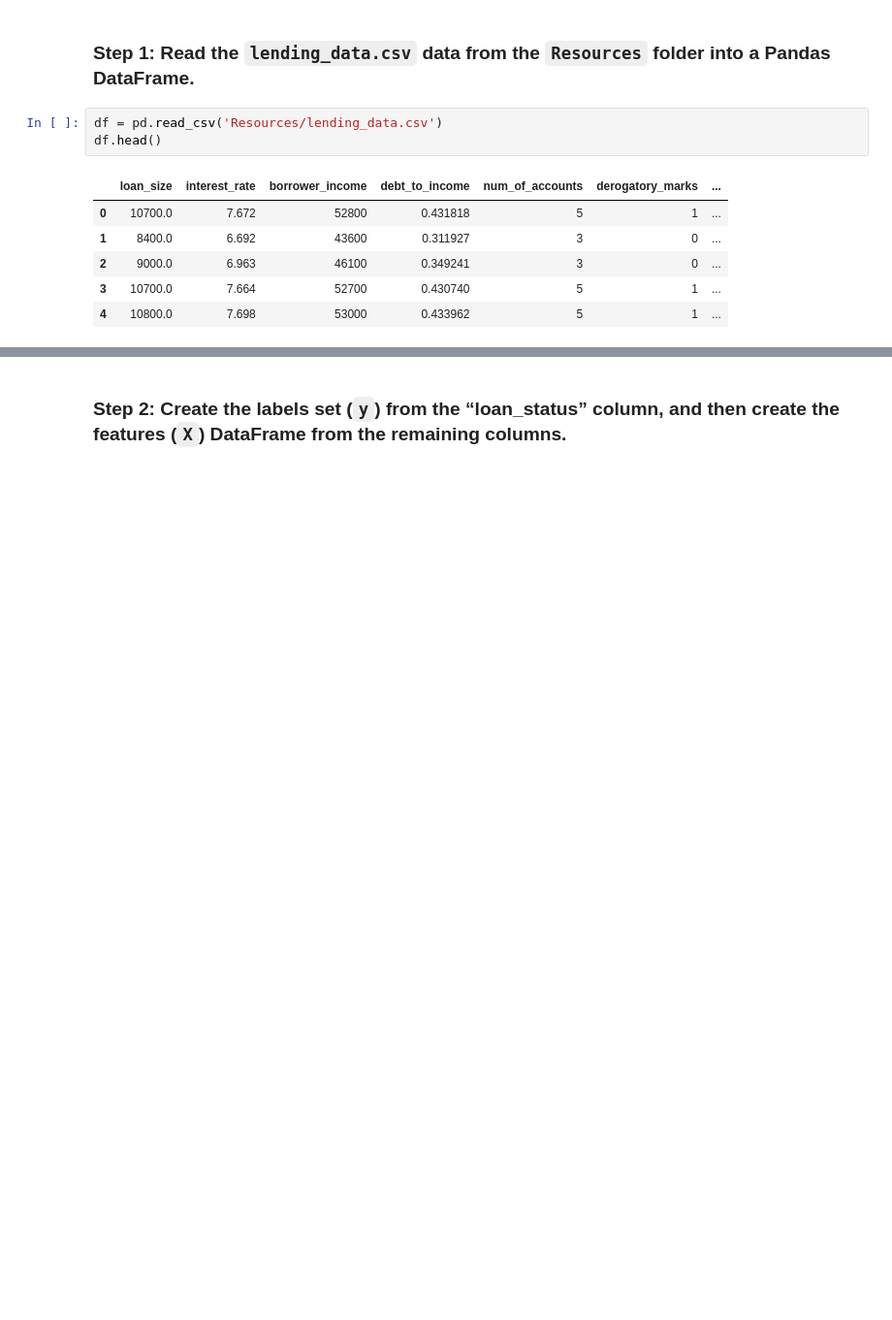
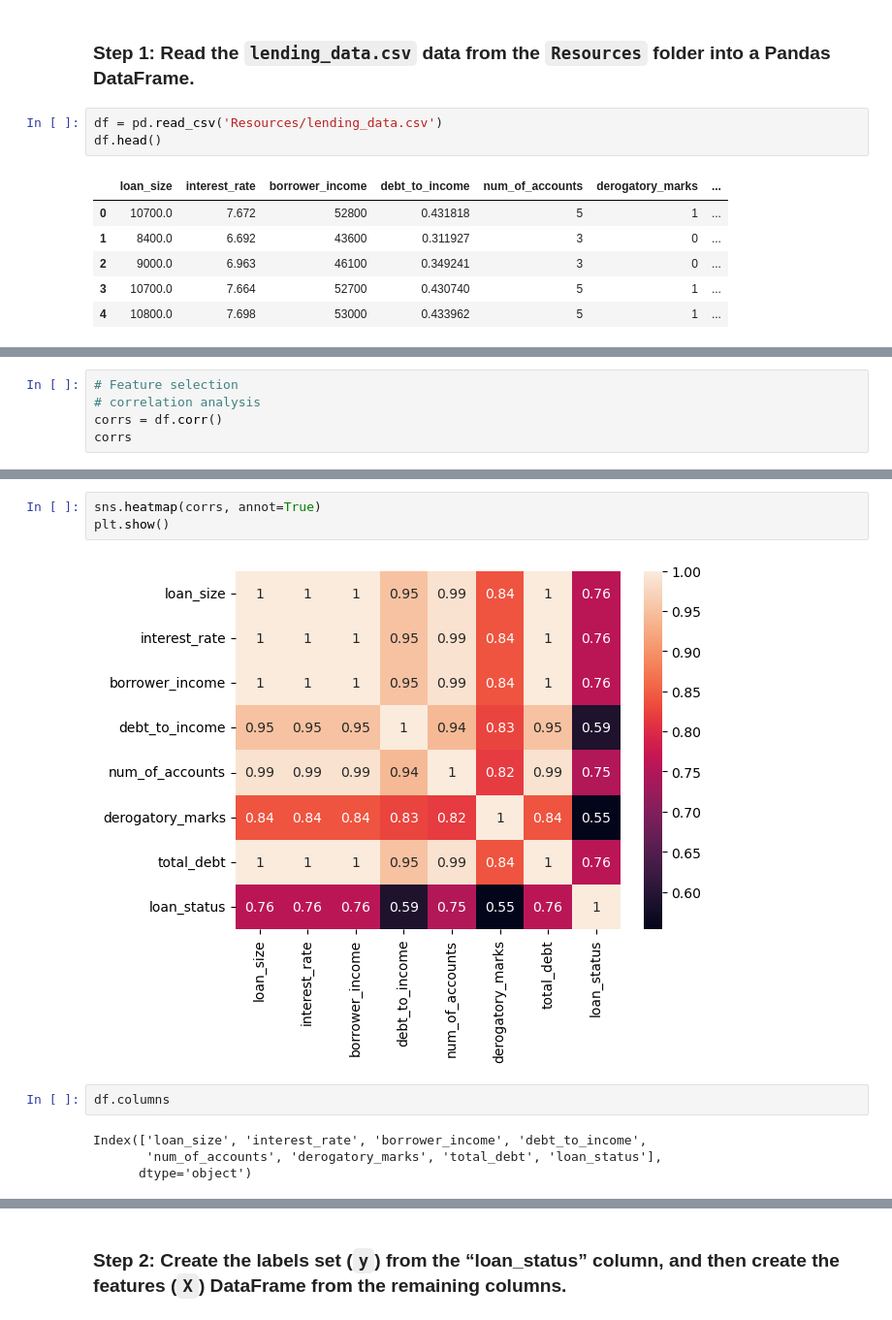
Before and after one commit to Dkelsey11/Databootcamp_week20, a Jupyter notebook: Submission/credit_risk_classification.ipynb, the cells around one changed output, grey strips where cells are left out. Shown at 97% size. Saved outputs shown, nothing was run; the diff lists cells and outputs as text; blank space fills up the shorter version.

```diff
--- a/Submission/credit_risk_classification.ipynb
+++ b/Submission/credit_risk_classification.ipynb
@@ -44,0 +86,5 @@ df.head()
+# %%
+# Feature selection
+# correlation analysis
+corrs = df.corr()
+corrs
@@ -44,0 +101,11 @@ df.head()
+# %%
+sns.heatmap(corrs, annot=True)
+plt.show()
+# %% [output]
+[figure, added]
+# %%
+df.columns
+# %% [output]
+Index(['loan_size', 'interest_rate', 'borrower_income', 'debt_to_income',
+       'num_of_accounts', 'derogatory_marks', 'total_debt', 'loan_status'],
+      dtype='object')
```
Also changed, not shown: parts of 26 cells of this notebook, 1 other file.
